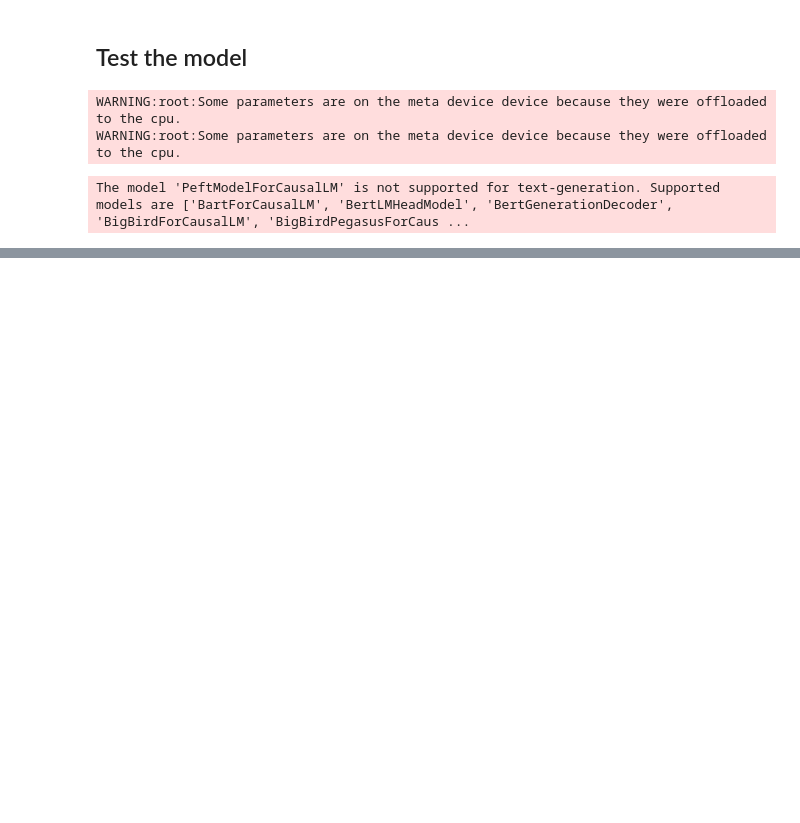
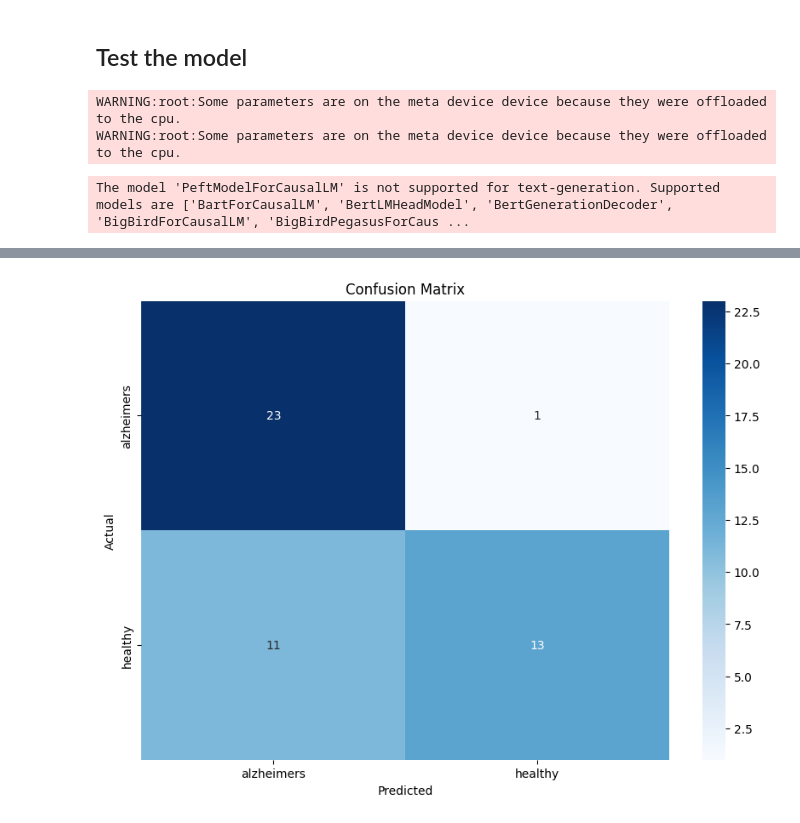
Before and after one commit to MattthiasSchedel/DAT55-Project4, a Jupyter notebook: Instruction-tuning.ipynb, the cells around one changed output, grey strips where cells are left out. Saved outputs shown, nothing was run; the diff lists cells and outputs as text; code cells hidden in the pictures; blank space fills up the shorter version.

```diff
--- a/Instruction-tuning.ipynb
+++ b/Instruction-tuning.ipynb
@@ -535,12 +535,15 @@ Saving last checkpoint of the model…
 ## Test the model
 # %%
 # Load fine-tuned weights
+output_dir = "./results"
+
 model = AutoPeftModelForCausalLM.from_pretrained(output_dir, device_map = "auto", torch_dtype = torch.bfloat16)
 # %% [output]
 WARNING:root:Some parameters are on the meta device device because they were offloaded to the cpu.
 WARNING:root:Some parameters are on the meta device device because they were offloaded to the cpu.
 # %%
 model.eval()
+model_name = "beomi/llama-2-ko-7b"
 
 tokenizer = AutoTokenizer.from_pretrained(model_name)
 
@@ -660,0 +684,22 @@ calculate_accuracy(maps)
+# %%
+import pandas as pd
+import seaborn as sns
+import matplotlib.pyplot as plt
+
+def plot_accuracy_matrix(data):
+    # Convert the list of tuples to a DataFrame
+    df = pd.DataFrame(data, columns=['True', 'Predicted'])
+
+    # Create a confusion matrix
+    confusion_matrix = pd.crosstab(df['True'], df['Predicted'], rownames=['Actual'], colnames=['Predicted'], margins=False)
+
+    # Plot the confusion matrix using a heatmap
+    plt.figure(figsize=(10, 7))
+    sns.heatmap(confusion_matrix, annot=True, fmt='d', cmap='Blues')
+    plt.title('Confusion Matrix')
+    plt.savefig('llama_conf.pdf')
+    plt.show()
+# %%
+plot_accuracy_matrix(maps)
+# %% [output]
+[figure, added]
```
Also changed, not shown: parts of 6 cells of this notebook, 10 other files.
